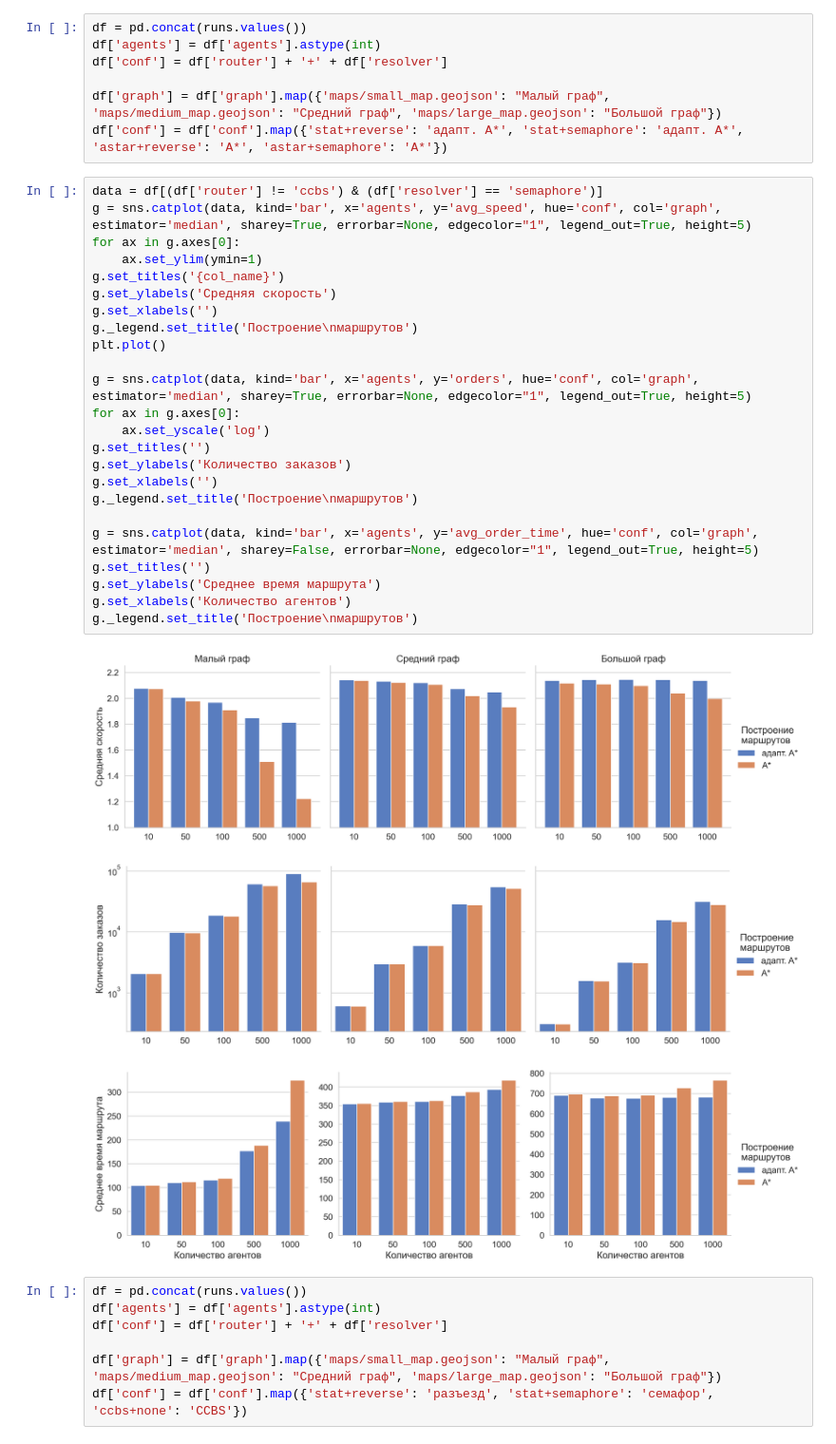
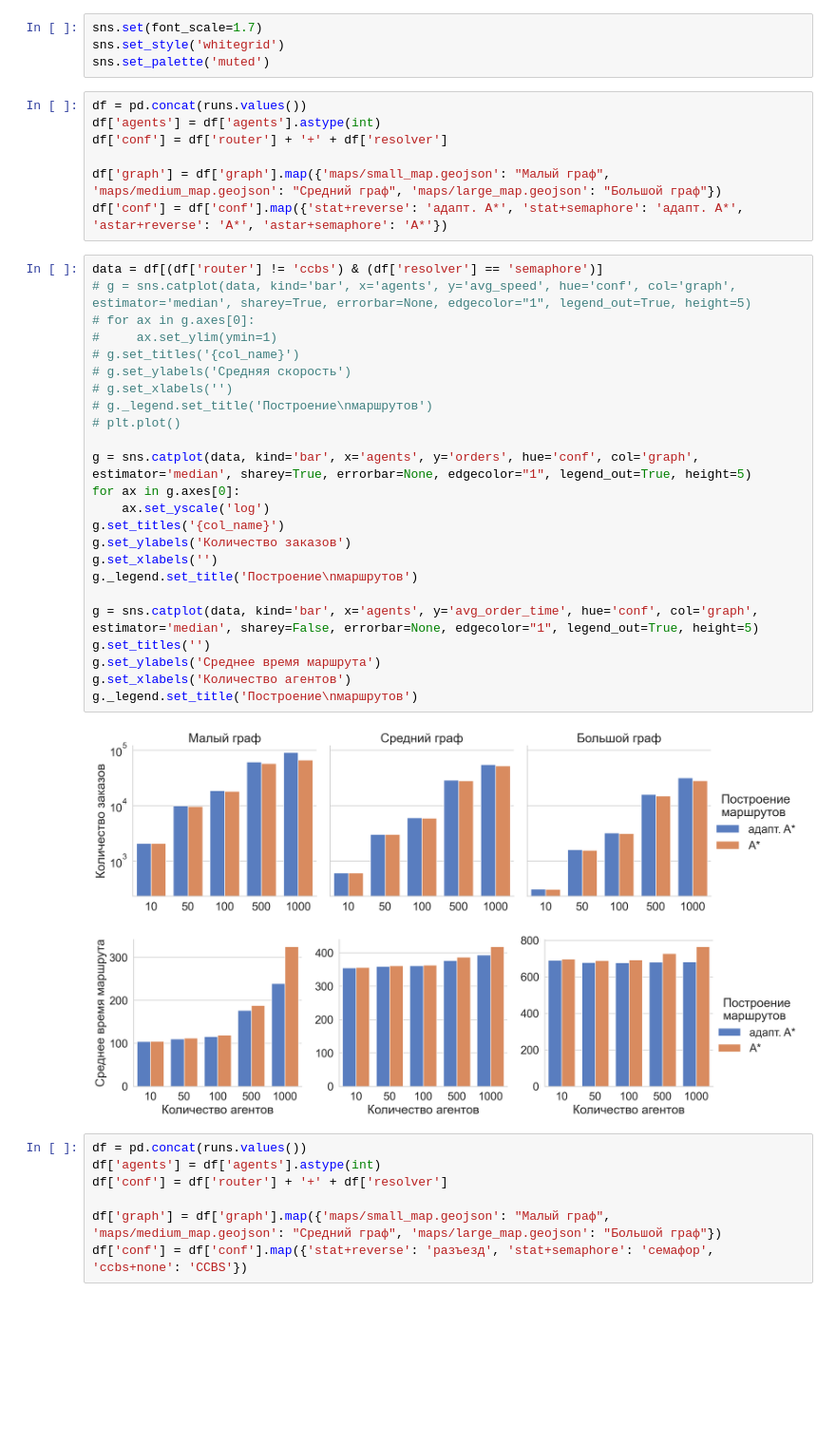
Before and after one commit to iktovr/master-diploma, a Jupyter notebook: src/demo/report.ipynb, the cells around one changed output. Shown at 95% size. Drawn from its saved outputs; the diff is of its cells as text; blank space fills up the shorter version.

```diff
--- a/src/demo/report.ipynb
+++ b/src/demo/report.ipynb
@@ -1136,6 +1136,10 @@ else:
     plt.show()
 # %% [output]
 [figure]
+# %%
+sns.set(font_scale=1.7)
+sns.set_style('whitegrid')
+sns.set_palette('muted')
 # %%
 df = pd.concat(runs.values())
 df['agents'] = df['agents'].astype(int)
@@ -1145,32 +1149,31 @@ df['graph'] = df['graph'].map({'maps/small_map.geojson': "Малый граф",
 df['conf'] = df['conf'].map({'stat+reverse': 'адапт. A*', 'stat+semaphore': 'адапт. A*', 'astar+reverse': 'A*', 'astar+semaphore': 'A*'})
 # %%
 data = df[(df['router'] != 'ccbs') & (df['resolver'] == 'semaphore')]
-g = sns.catplot(data, kind='bar', x='agents', y='avg_speed', hue='conf', col='graph', estimator='median', sharey=True, errorbar=None, edgecolor="1", legend_out=True, height=5)
-for ax in g.axes[0]:
-    ax.set_ylim(ymin=1)
-g.set_titles('{col_name}')
-g.set_ylabels('Средняя скорость')
-g.set_xlabels('')
-g._legend.set_title('Построение\nмаршрутов')
-plt.plot()
+# g = sns.catplot(data, kind='bar', x='agents', y='avg_speed', hue='conf', col='graph', estimator='median', sharey=True, errorbar=None, edgecolor="1", legend_out=True, height=5)
+# for ax in g.axes[0]:
+#     ax.set_ylim(ymin=1)
+# g.set_titles('{col_name}')
+# g.set_ylabels('Средняя скорость')
+# g.set_xlabels('')
+# g._legend.set_title('Построение\nмаршрутов')
+# plt.plot()
 
 g = sns.catplot(data, kind='bar', x='agents', y='orders', hue='conf', col='graph', estimator='median', sharey=True, errorbar=None, edgecolor="1", legend_out=True, height=5)
 for ax in g.axes[0]:
     ax.set_yscale('log')
-g.set_titles('')
+g.set_titles('{col_name}')
 g.set_ylabels('Количество заказов')
 g.set_xlabels('')
 g._legend.set_title('Построение\nмаршрутов')
 
 g = sns.catplot(data, kind='bar', x='agents', y='avg_order_time', hue='conf', col='graph', estimator='median', sharey=False, errorbar=None, edgecolor="1", legend_out=True, height=5)
 g.set_titles('')
 g.set_ylabels('Среднее время маршрута')
 g.set_xlabels('Количество агентов')
 g._legend.set_title('Построение\nмаршрутов')
 # %% [output]
-[figure, old version]
+[figure, new version]
-[figure, old version]
+[figure, new version]
-[figure, removed]
 # %%
 df = pd.concat(runs.values())
 df['agents'] = df['agents'].astype(int)
```
Also changed, not shown: parts of 2 cells of this notebook, 11 other files.
